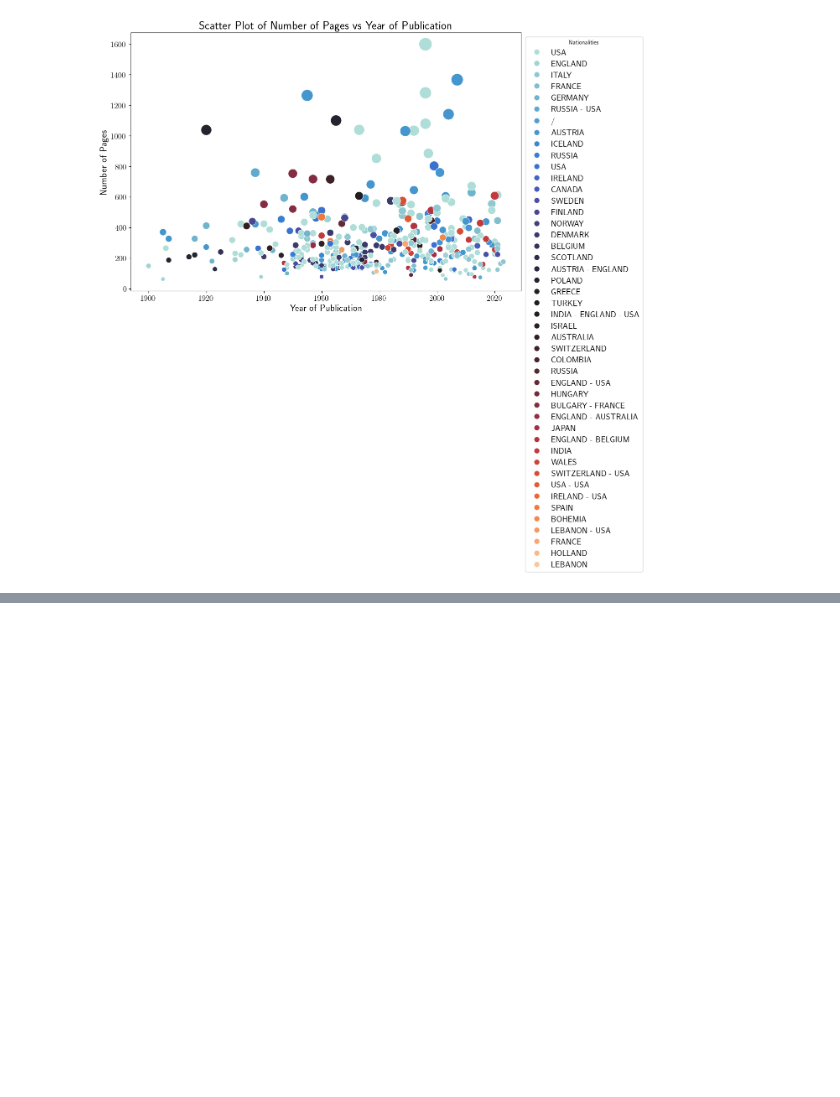
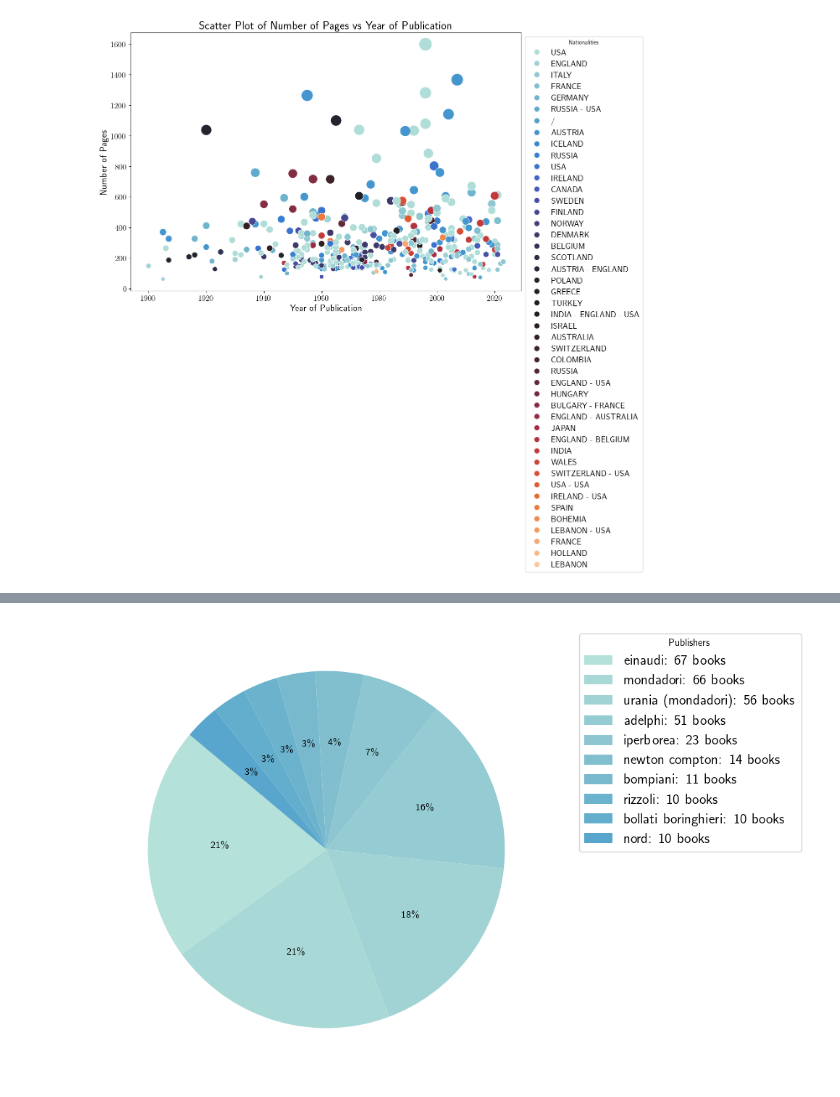
Before and after one commit to anvi-git/Project_Book_library, a Jupyter notebook: book_library.ipynb, the cells around one changed output, grey strips where cells are left out. Saved outputs shown, nothing was run; the diff lists cells and outputs as text; code cells hidden in the pictures; blank space fills up the shorter version.

```diff
--- a/book_library.ipynb
+++ b/book_library.ipynb
@@ -312,0 +325,25 @@ plt.show()
+# %%
+# Count the occurrences of each publisher
+publisher_counts = df['publisher'].value_counts()
+sorted_publisher = publisher_counts.index
+top_publisher = publisher_counts.head(10)  # Change 5 to the number of top nationalities you want to display
+palette = sns.color_palette("icefire", len(sorted_publisher))
+# Plot pie chart
+wedges, texts, autotexts = plt.pie(top_publisher,
+                                   autopct='%1.0f%%',
+                                   startangle=140,
+                                   colors=palette)
+# Adding a custom legend with publisher names and counts
+legend_labels = [f"{publisher}: {count} books" for publisher,
+                                                   count in zip(top_publisher.index,
+                                                                top_publisher.values)]
+plt.legend(wedges,
+           legend_labels,
+           title="Publishers",
+           bbox_to_anchor=(1.05, 1),
+           loc='upper left')
+
+plt.savefig('notebook_images/pie_chart_publisher.png')
+plt.show()
+# %% [output]
+[figure, added]
```
Also changed, not shown: parts of 1 cell of this notebook, 1 other file.
